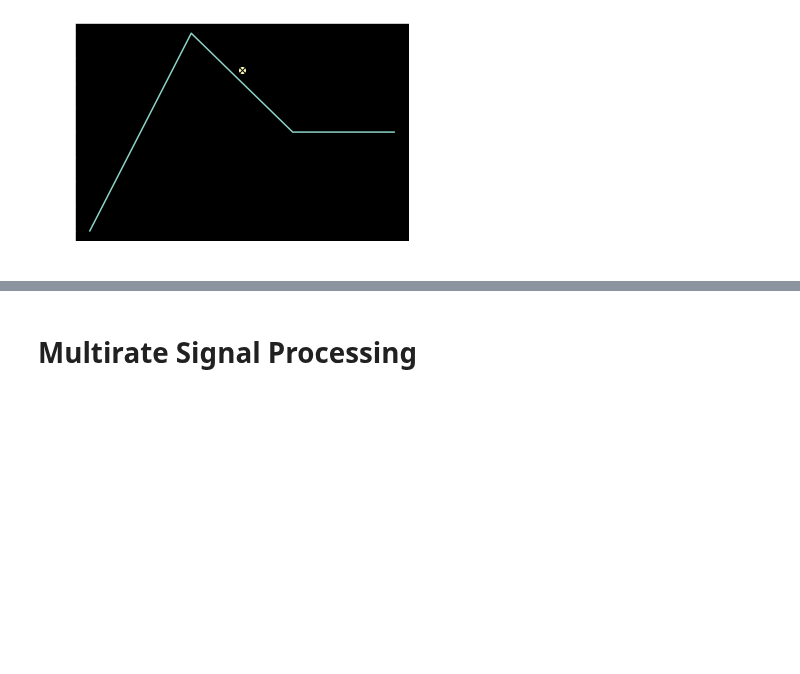
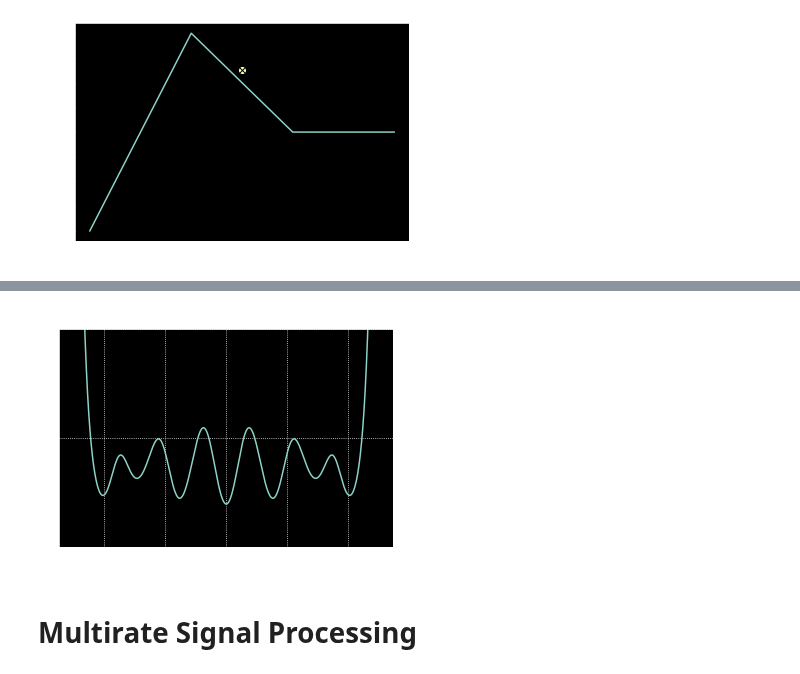
Before and after one commit to mohantyk/dsp_in_comm, a Jupyter notebook: chap3.ipynb, the cells around one changed output, grey strips where cells are left out. Cells and saved outputs as stored; diff of their text form; code cells hidden in the pictures; blank space fills up the shorter version.

```diff
--- a/chap3.ipynb
+++ b/chap3.ipynb
@@ -397,3 +427,19 @@ plt.plot(X, Y, x, y_lagrange, 'o', x, y_algebraic, 'kx');
+# %%
+delta_f = 0.001
+H_1, freqs_1 = DTFT(N*h.real, n, delta_f)
+phase_response = np.unwrap(np.angle(H_1))
+
+group_delay = np.zeros_like(freqs_1)
+group_delay[1:] = -(np.diff(phase_response)/delta_f)/(2*pi)
+group_delay[0] = group_delay[1]
+
+plt.plot(freqs_1, group_delay.round(4));
+plt.title('Group Delay')
+plt.grid(linestyle='dotted')
+plt.yticks([6, 7, 8])
+plt.ylim(6,8);
+# %% [output]
+[figure, added]
 # %% [markdown]
 # Multirate Signal Processing
 # %% [markdown]
```
Also changed, not shown: parts of 3 cells of this notebook.
